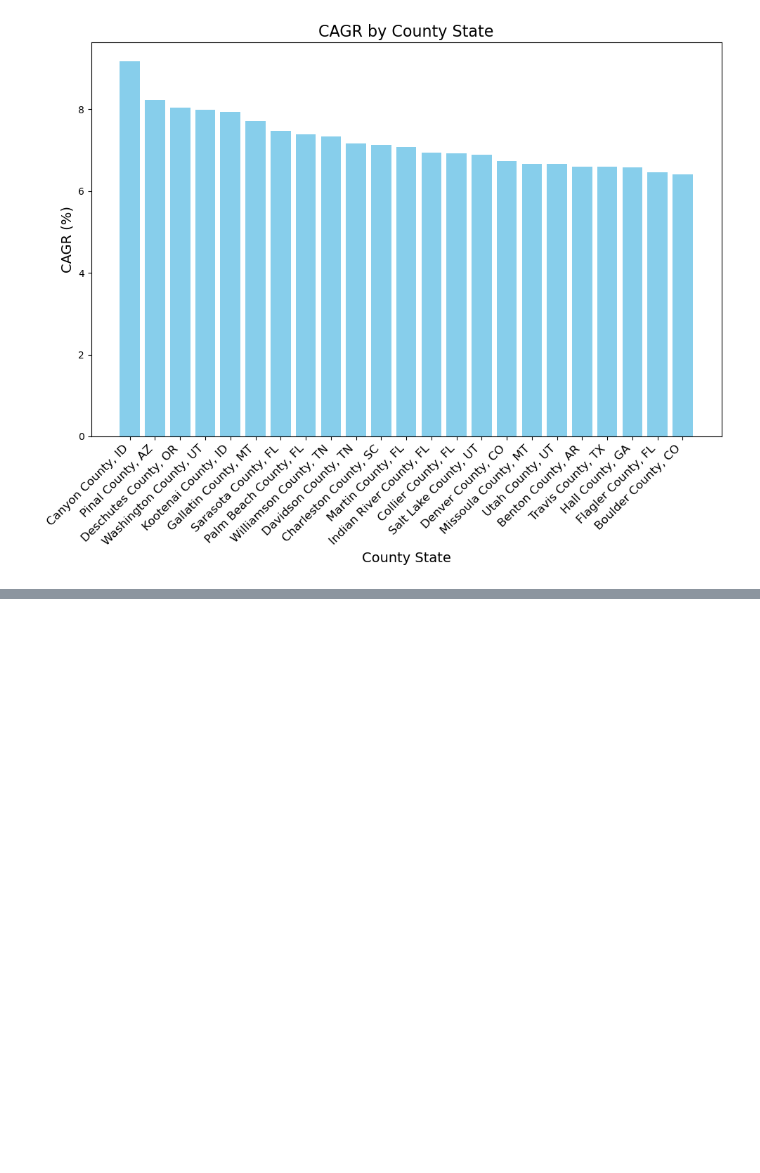
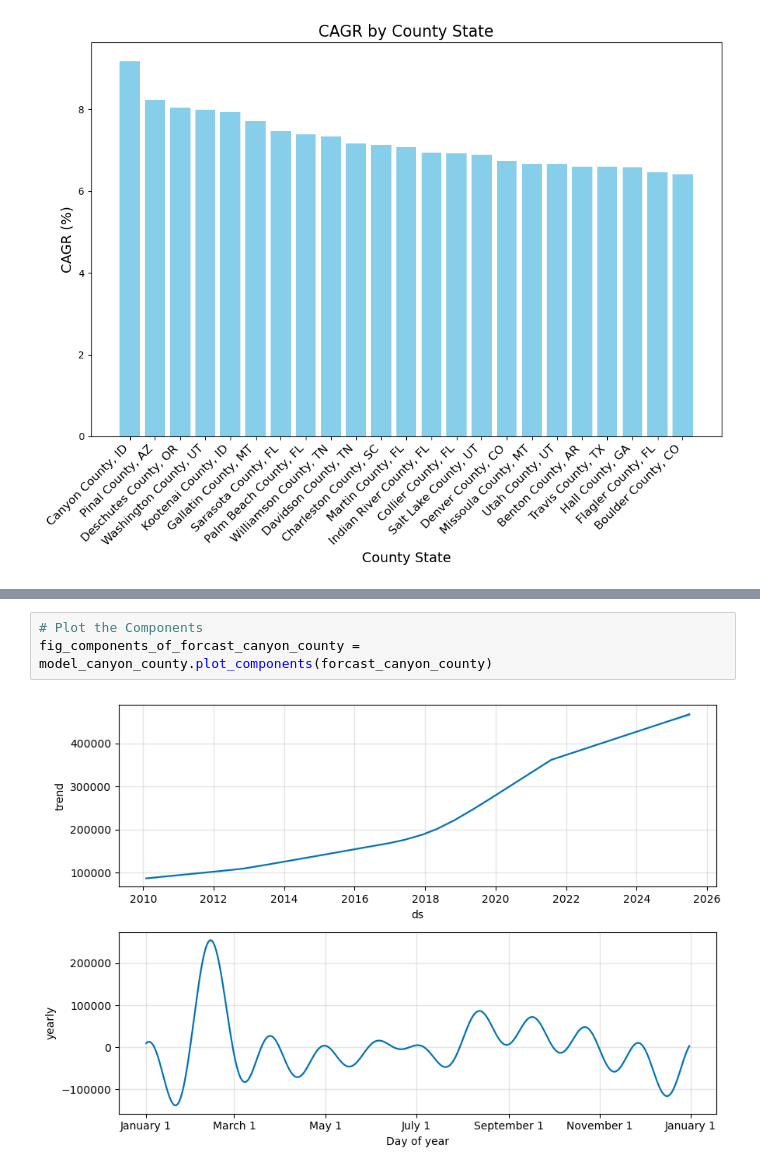
Before and after one commit to dfquinn23/Project_1, a Jupyter notebook: Zillow/top_counties_integ.ipynb, the cells around one changed output, grey strips where cells are left out. Saved outputs shown, nothing was run; the diff lists cells and outputs as text; blank space fills up the shorter version.

```diff
--- a/Zillow/top_counties_integ.ipynb
+++ b/Zillow/top_counties_integ.ipynb
@@ -298,0 +372,5 @@ plt.show()
+# %%
+# Plot the Components
+fig_components_of_forcast_canyon_county = model_canyon_county.plot_components(forcast_canyon_county)
+# %% [output]
+[figure, added]
```
Also changed, not shown: parts of 10 cells of this notebook.
